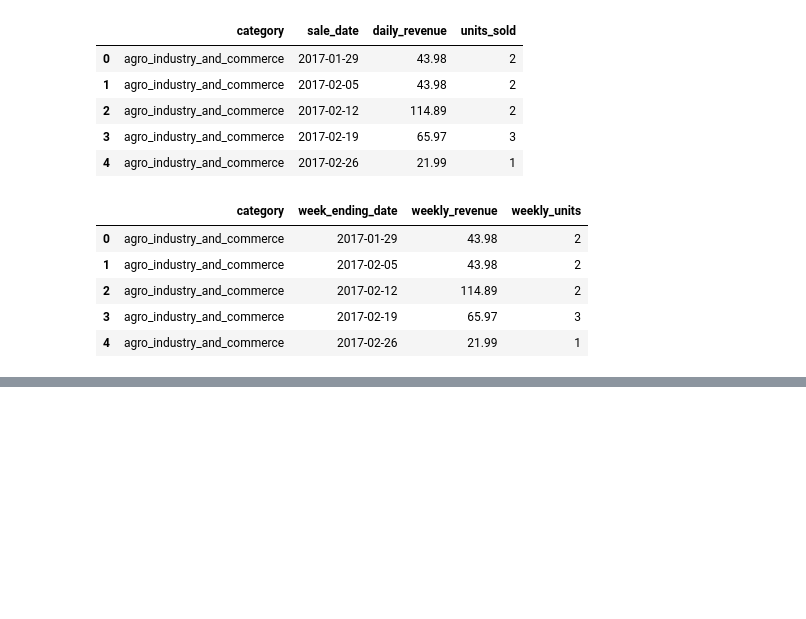
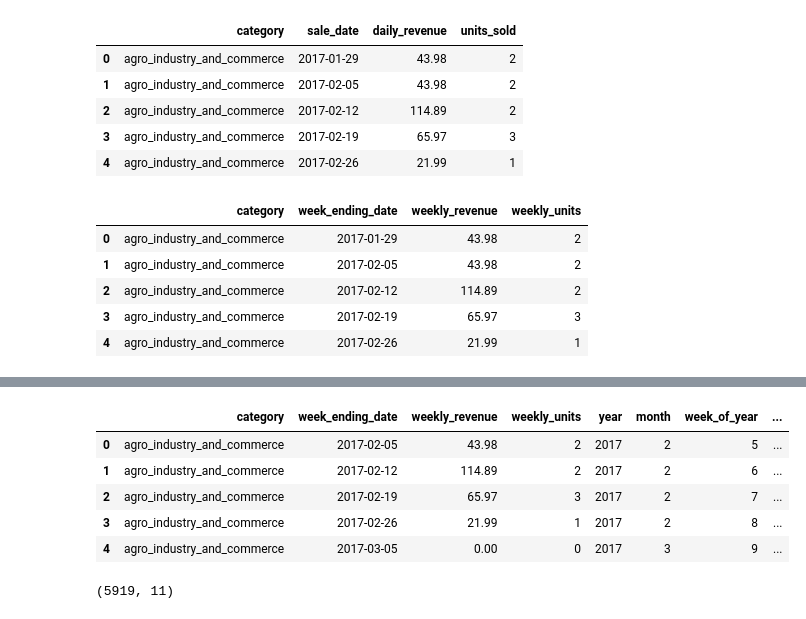
Before and after one commit to Shailya777/agentic-data-hub, a Jupyter notebook: notebooks/train_forecasting_model.ipynb, the cells around one changed output, grey strips where cells are left out. Saved outputs shown, nothing was run; the diff lists cells and outputs as text; code cells hidden in the pictures; blank space fills up the shorter version.

```diff
--- a/notebooks/train_forecasting_model.ipynb
+++ b/notebooks/train_forecasting_model.ipynb
@@ -118,0 +165,15 @@ weekly_df.head()
+# %%
+# Dropping Null Values Created by LAG Features:
+weekly_df= weekly_df.dropna().reset_index(drop= True)
+weekly_df.head()
+# %% [output]
+|  | category | week_ending_date | weekly_revenue | weekly_units | year | month | week_of_year | ... |
+| 0 | agro_industry_and_commerce | 2017-02-05 | 43.98 | 2 | 2017 | 2 | 5 | ... |
+| 1 | agro_industry_and_commerce | 2017-02-12 | 114.89 | 2 | 2017 | 2 | 6 | ... |
+| 2 | agro_industry_and_commerce | 2017-02-19 | 65.97 | 3 | 2017 | 2 | 7 | ... |
+| 3 | agro_industry_and_commerce | 2017-02-26 | 21.99 | 1 | 2017 | 2 | 8 | ... |
+| 4 | agro_industry_and_commerce | 2017-03-05 | 0.00 | 0 | 2017 | 3 | 9 | ... |
+# %%
+weekly_df.shape
+# %% [output]
+(5919, 11)
```
Also changed, not shown: parts of 6 cells of this notebook.
